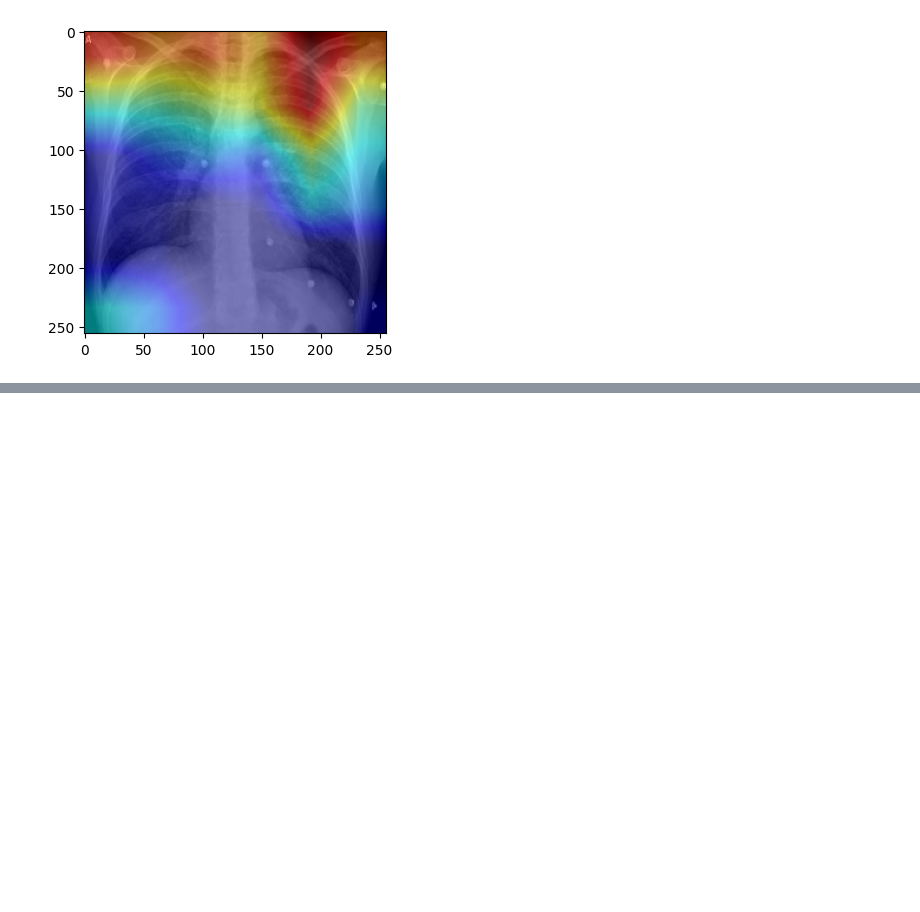
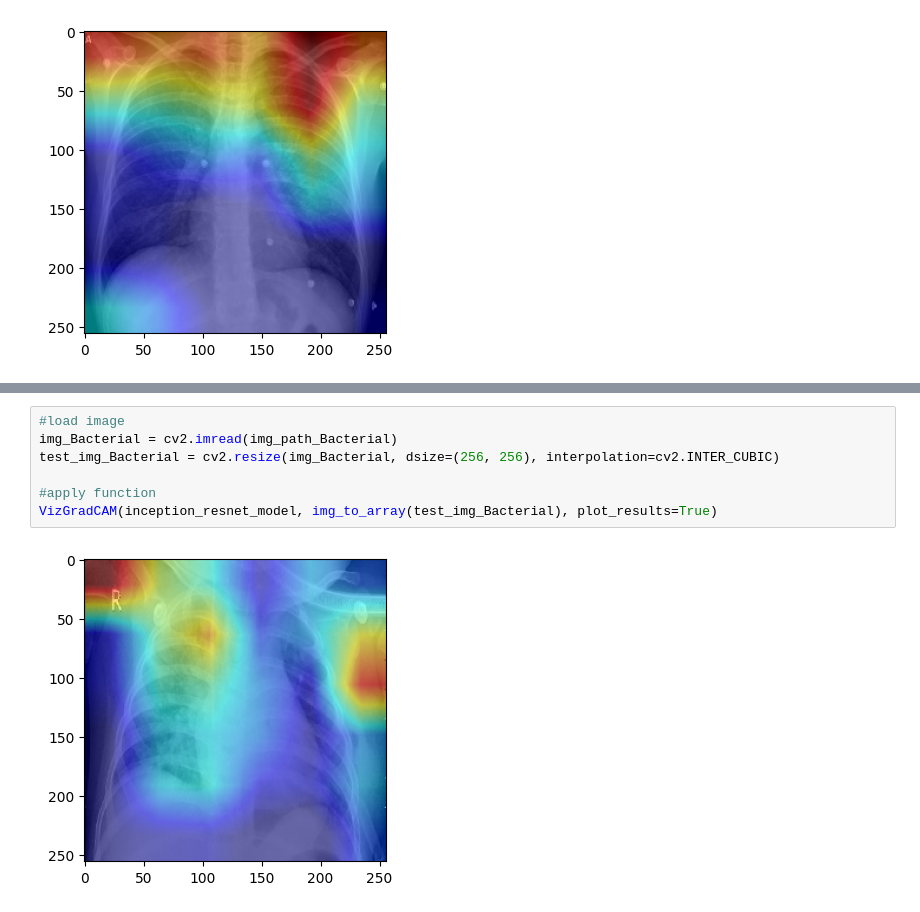
Before and after one commit to An-Dongsun/Section4---Project, a Jupyter notebook: AI_13_안동선_Section4__project.ipynb, the cells around one changed output, grey strips where cells are left out. Drawn from its saved outputs; the diff is of its cells as text; blank space fills up the shorter version.

```diff
--- a/AI_13_안동선_Section4__project.ipynb
+++ b/AI_13_안동선_Section4__project.ipynb
@@ -661,0 +728,9 @@ VizGradCAM(inception_resnet_model, img_to_array(test_img), plot_results=True)
+# %%
+#load image
+img_Bacterial = cv2.imread(img_path_Bacterial)
+test_img_Bacterial = cv2.resize(img_Bacterial, dsize=(256, 256), interpolation=cv2.INTER_CUBIC)
+
+#apply function
+VizGradCAM(inception_resnet_model, img_to_array(test_img_Bacterial), plot_results=True)
+# %% [output]
+[figure, added]
```
Also changed, not shown: parts of 10 cells of this notebook.
